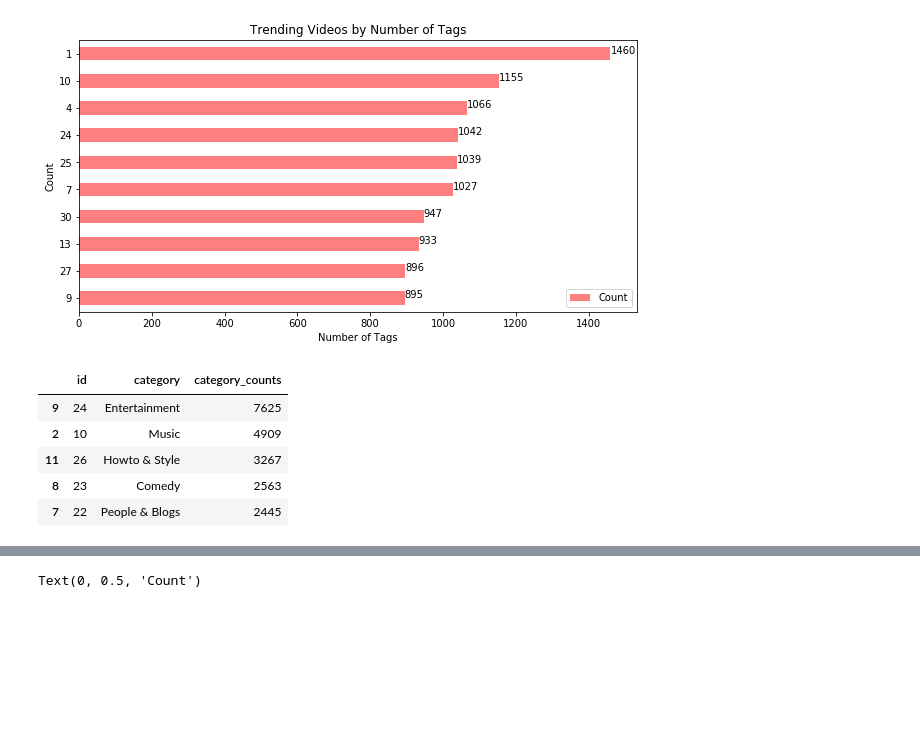
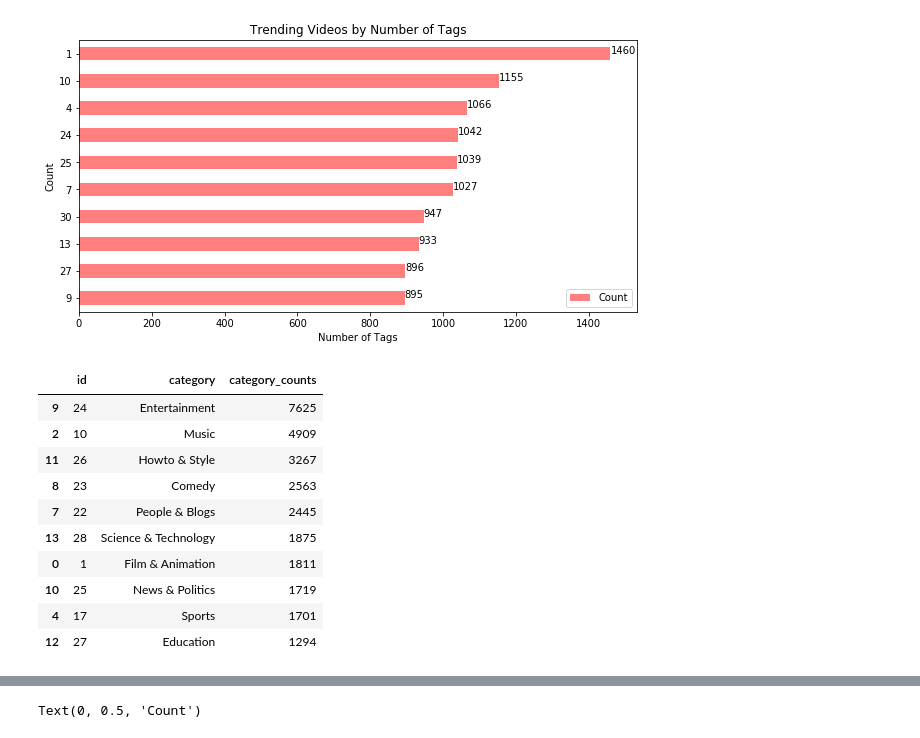
Before and after one commit to hannah8075/youtube-analysis, a Jupyter notebook: youtube-data-analysis.ipynb, the cells around one changed output, grey strips where cells are left out. Saved outputs shown, nothing was run; the diff lists cells and outputs as text; code cells hidden in the pictures; blank space fills up the shorter version.

```diff
--- a/youtube-data-analysis.ipynb
+++ b/youtube-data-analysis.ipynb
@@ -109,3 +94,16 @@ fig = plt.gcf()
 fig.set_size_inches(10,5)
 # %% [output]
 [figure]
+# %%
+# create df for chi-square test
+
+chi_dow_df = dow_df.copy()
+chi_dow_df["expected"] = 1/7
+chi_dow_df
+
+for index, row in chi_dow_df.iterrows():
+    # Get date at each row
+    count = row["Count"]
+    chi_dow_df.loc[index, "Count"]= count/31349
+
+chi_dow_df
@@ -126,3 +143,17 @@ tag_count_df
 | 13 | 933 |
 | 27 | 896 |
 | 9 | 895 |
+# %%
+# tag_count_df.sum(); 10460
+
+# create df for chi-square test
+chi_tag_df = tag_count_df.copy()
+chi_tag_df["expected"] = 1/10
+chi_tag_df
+
+for index, row in chi_tag_df.iterrows():
+    # Get date at each row
+    count = row["Count"]
+    chi_tag_df.loc[index, "Count"]= count/10460
+
+chi_tag_df
@@ -158,14 +210,19 @@ category_list = category_list.sort_values(by=['id'])
 # %%
 # merge df into one df
 merged_category = pd.merge(top5_categories, category_list, on="id", how="left")
 sorted_category = merged_category.sort_values(by=['category_id'], ascending=False)
 sorted_category.rename(columns = {'category_id':'category_counts'}, inplace = True)
 sorted_category = sorted_category[["id", "category","category_counts"]]
-sorted_category.head()
+sorted_category.head(10)
 # %% [output]
 |  | id | category | category_counts |
 | 9 | 24 | Entertainment | 7625 |
 | 2 | 10 | Music | 4909 |
 | 11 | 26 | Howto & Style | 3267 |
 | 8 | 23 | Comedy | 2563 |
 | 7 | 22 | People & Blogs | 2445 |
+| 13 | 28 | Science & Technology | 1875 |
+| 0 | 1 | Film & Animation | 1811 |
+| 10 | 25 | News & Politics | 1719 |
+| 4 | 17 | Sports | 1701 |
+| 12 | 27 | Education | 1294 |
```
Also changed, not shown: parts of 11 cells of this notebook, 1 other file.
